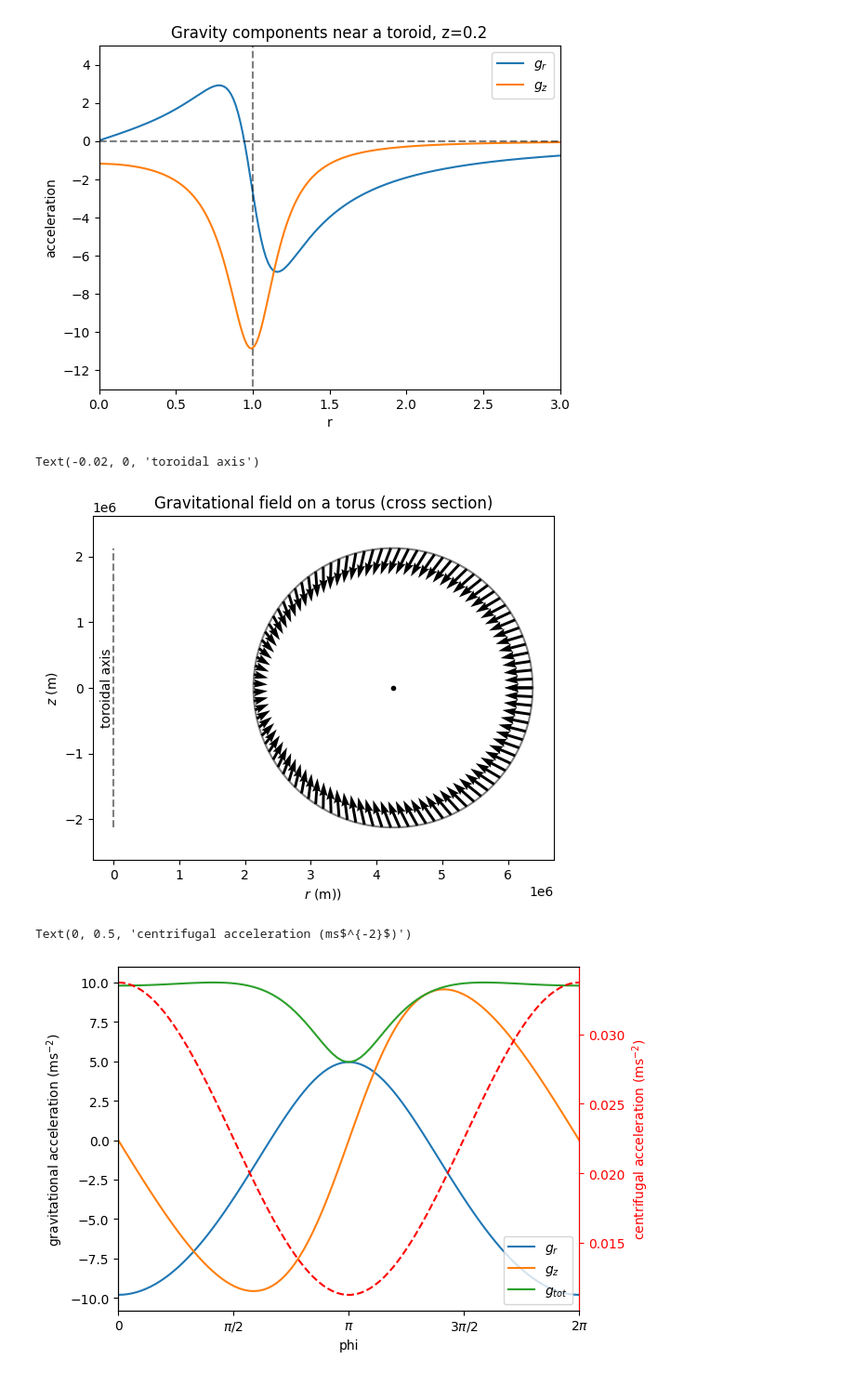
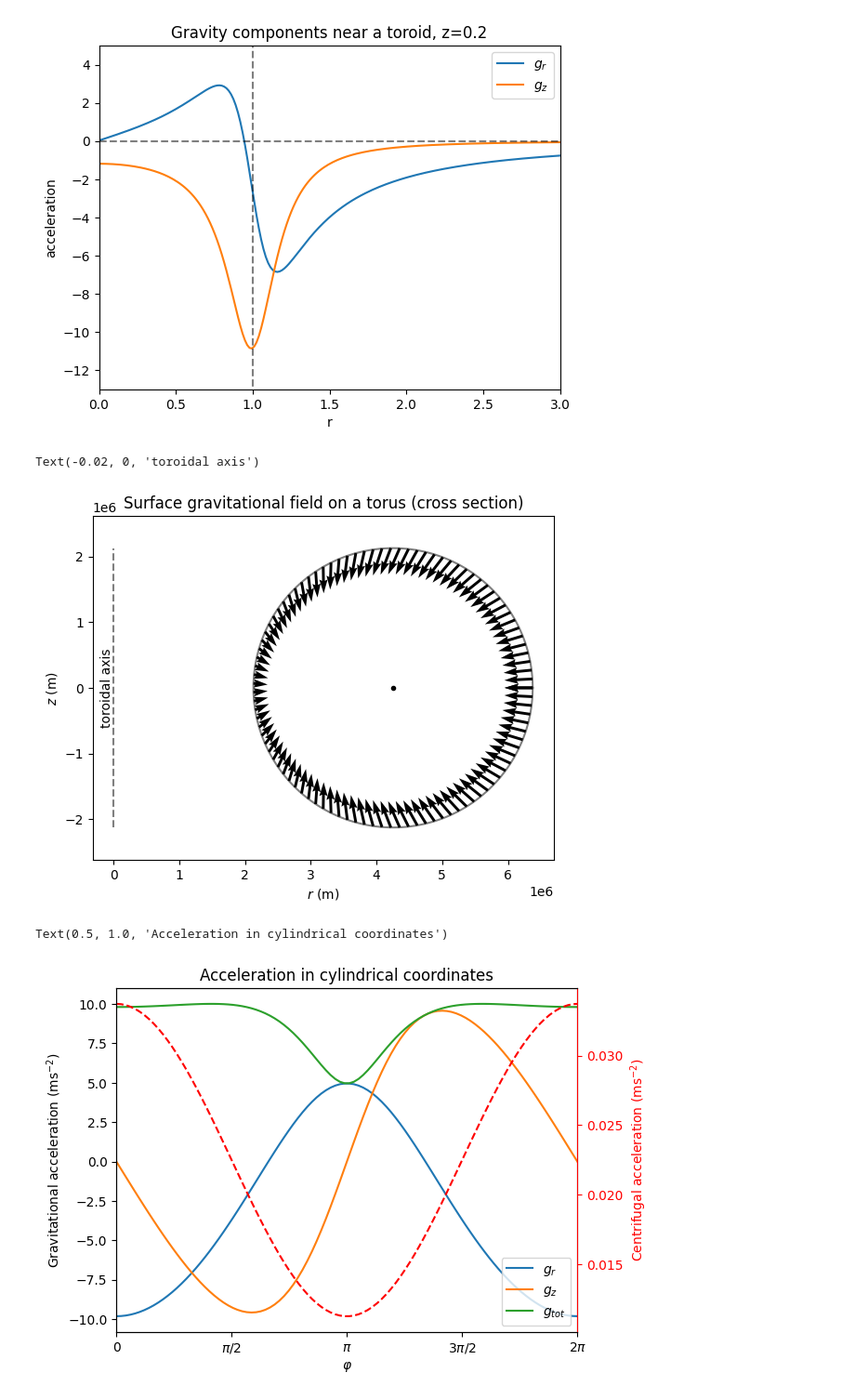
Before and after one commit to dana-grund/HPC4WC, a Jupyter notebook: projects/2023/project06_shallow_water/toroidal_physics/test_toroidal_physics.ipynb, the cells around one changed output. Shown at 93% size. Saved outputs shown, nothing was run; the diff lists cells and outputs as text; code cells hidden in the pictures.

```diff
--- a/projects/2023/project06_shallow_water/toroidal_physics/test_toroidal_physics.ipynb
+++ b/projects/2023/project06_shallow_water/toroidal_physics/test_toroidal_physics.ipynb
@@ -62,9 +62,9 @@ plt.plot([0,0],[-r_minor,r_minor],'k--', alpha=0.5)
 plt.quiver(r,z,g_r,g_z)
 # plt.quiver(r,z,centrifugal_r,0)
 plt.axis('equal')
-plt.xlabel(r'$r$ (m))')
+plt.xlabel(r'$r$ (m)')
 plt.ylabel(r'$z$ (m)')
-plt.title('Gravitational field on a torus (cross section)')
+plt.title('Surface gravitational field on a torus (cross section)')
 plt.text(-0.02,0,'toroidal axis', ha='right', va='center',
 rotation=90)
 # plt.xlim((-0.15,1.6))
@@ -75,31 +75,32 @@ rotation=90)
 # rotation=0)
 # %% [output]
 Text(-0.02, 0, 'toroidal axis')
-[figure, old version]
+[figure, new version]
 # %%
 plt.plot(phi, g_r, label="$g_r$")
 plt.plot(phi, g_z, label="$g_z$")
 plt.plot(phi, np.sqrt(np.square(g_r) + np.square(g_z)), label="$g_{tot}$")
-plt.ylabel("gravitational acceleration (ms$^{-2}$)")
+plt.ylabel("Gravitational acceleration (ms$^{-2}$)")
 # legend in the bottom right
 plt.legend(loc="lower right")
-plt.xlabel("phi")
+plt.xlabel(r"$\varphi$")
 # x axis is in radians
 plt.xticks(np.linspace(0, 2 * np.pi, 5), ["0", "$\pi/2$", "$\pi$", "$3\pi/2$", "$2\pi$"])
 plt.xlim(0, 2 * np.pi)
 
 # second y axis
 plt.twinx()
 # make red
 plt.gca().spines['right'].set_color('red')
 # make red axis label
 plt.gca().yaxis.label.set_color('red')
 # ticks too
 plt.gca().tick_params(axis='y', colors='red')
 
 # centrifugal acceleration on the second y axis
 plt.plot(phi, centrifugal_r, label="$a_{c,r}$", color="r", linestyle="--")
-plt.ylabel("centrifugal acceleration (ms$^{-2}$)")
+plt.ylabel("Centrifugal acceleration (ms$^{-2}$)")
+plt.title('Acceleration in cylindrical coordinates')
 # %% [output]
-Text(0, 0.5, 'centrifugal acceleration (ms$^{-2}$)')
+Text(0.5, 1.0, 'Acceleration in cylindrical coordinates')
-[figure, old version]
+[figure, new version]
```
Also changed, not shown: parts of 6 cells of this notebook, 2 other files.
